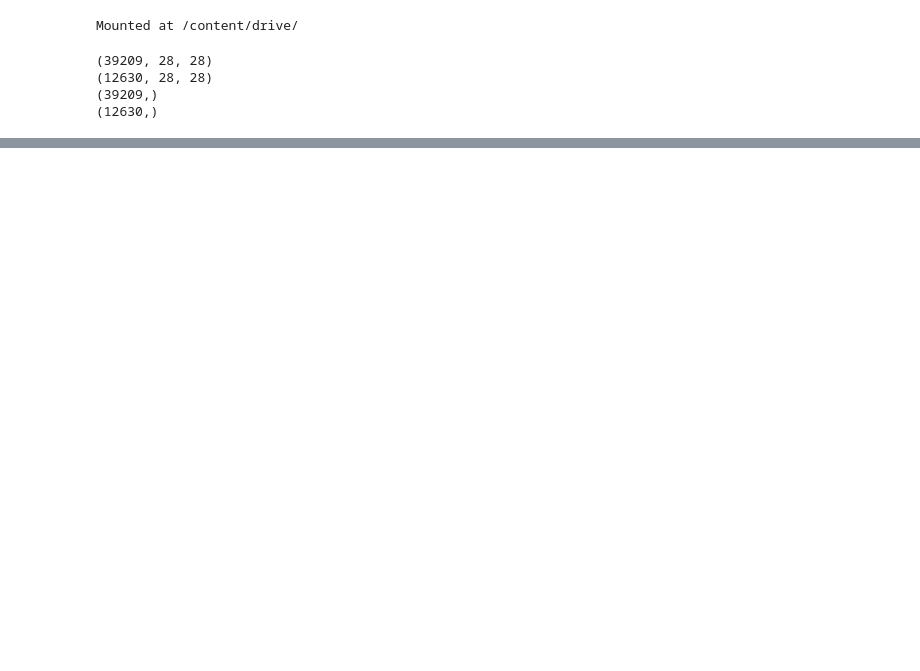
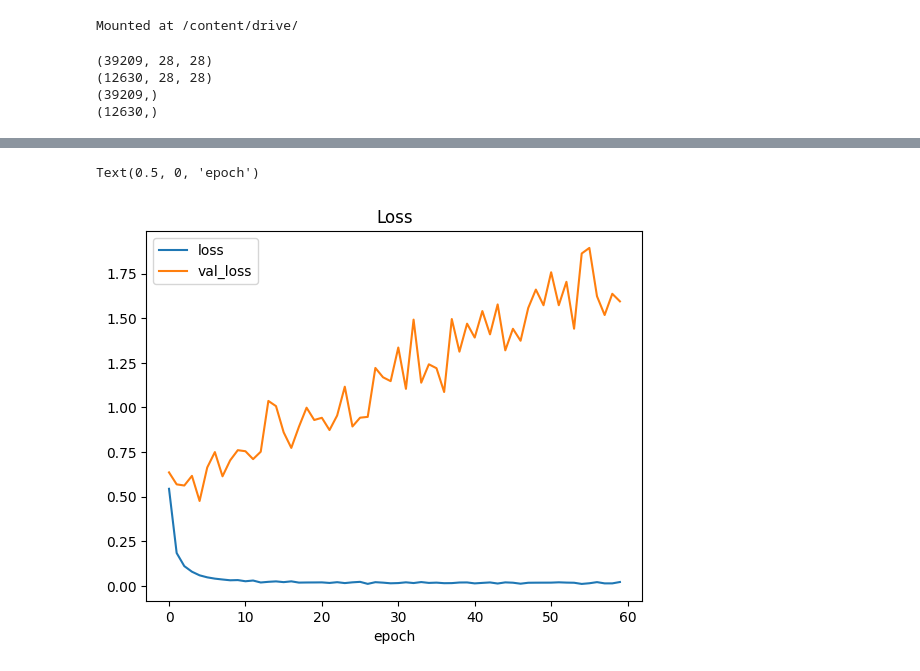
Before and after one commit to emm-gl/Referenz, a Jupyter notebook: A1.ipynb, the cells around one changed output, grey strips where cells are left out. Cells and saved outputs as stored; diff of their text form; code cells hidden in the pictures; blank space fills up the shorter version.

```diff
--- a/A1.ipynb
+++ b/A1.ipynb
@@ -59,0 +71,10 @@ plt.show()
+# %%
+#Normalizar las intensidades de las imágenes:
+#We should also resize the samples so that instead of being in the 0-255 range, they are in the 0-1 range,
+#as that helps the neural network to achieve better results:
+x_train = x_train.astype('float32') / 255
+x_test = x_test.astype('float32') / 255
+
+#One hot encoding the labels:
+y_train = to_categorical(y_train)
+y_test = to_categorical(y_test)
@@ -59,0 +132,17 @@ plt.show()
+# %%
+model = tf.keras.models.Sequential([
+
+  tf.keras.layers.Conv2D(filters=6, kernel_size=(5, 5), activation='relu', padding='same', input_shape = x_train.shape[1:]),
+  tf.keras.layers.MaxPooling2D(),
+
+  tf.keras.layers.Conv2D(filters=16, kernel_size=(5,5), activation='relu'),
+  tf.keras.layers.MaxPooling2D(),
+
+  tf.keras.layers.Flatten(),
+  tf.keras.layers.Dense(units=120, activation='relu'),
+  tf.keras.layers.Dense(units=84, activation='relu'),
+  tf.keras.layers.Dense(units=43, activation='softmax')
+])
+
+model.compile(loss = 'categorical_crossentropy', optimizer='adam',
+    metrics=['accuracy'])
@@ -59,0 +169,12 @@ plt.show()
+# %%
+#Entrenar la red. Toma un buen rato! Ve por un café ;)
+#Oye suscribete al canal!
+print("Entrenando modelo...");
+epocas=60
+history = model.fit(
+    x_train, y_train, batch_size=16,
+    epochs=epocas,
+    validation_data=(x_test, y_test), shuffle = True
+)
+
+print("Modelo entrenado!");
@@ -59,0 +207,9 @@ plt.show()
+# %%
+plt.plot(history.history['loss'])
+plt.plot(history.history['val_loss'])
+plt.legend(['loss', 'val_loss'])
+plt.title('Loss')
+plt.xlabel('epoch')
+# %% [output]
+Text(0.5, 0, 'epoch')
+[figure, added]
```
Also changed, not shown: parts of 12 cells of this notebook.
